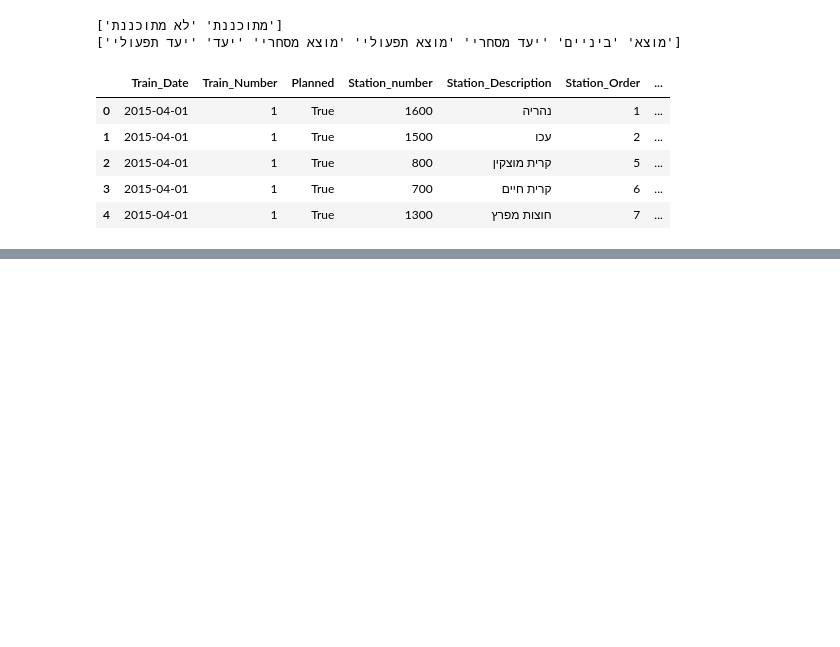
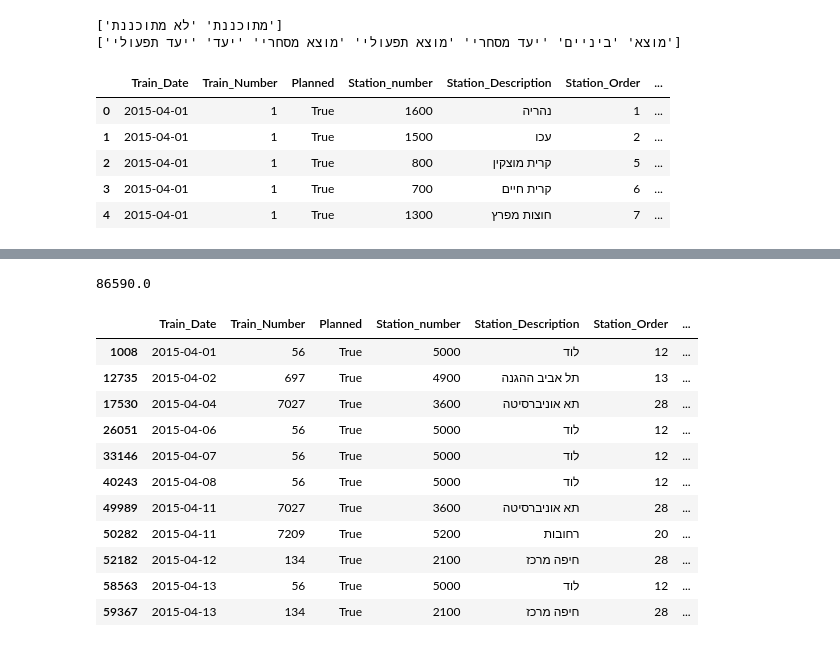
Before and after one commit to daphshez/otrain, a Jupyter notebook: Open Train.ipynb, the cells around one changed output, grey strips where cells are left out. Saved outputs shown, nothing was run; the diff lists cells and outputs as text; code cells hidden in the pictures; blank space fills up the shorter version.

```diff
--- a/Open Train.ipynb
+++ b/Open Train.ipynb
@@ -100,0 +83,5 @@ dtype: int64
+# %%
+# Some more cleanup. I am only interested in stations where passenger actually get on and off the train.
+# remove all rows with מוצא תפעולי ויעד תפעולי
+df = df[(df["Station_type"] != 'מוצא תפעולי') & (df["Station_type"] != "יעד תפעולי")]
+df.count()
@@ -135,0 +179,20 @@ dtype: int64
+# %%
+print (df["Time_At_Station"].max())
+# The maximum value is 86590.
+# %% [output]
+86590.0
+# %%
+df[df["Time_At_Station"]>8000]
+# %% [output]
+|  | Train_Date | Train_Number | Planned | Station_number | Station_Description | Station_Order | ... |
+| 1008 | 2015-04-01 | 56 | True | 5000 | לוד | 12 | ... |
+| 12735 | 2015-04-02 | 697 | True | 4900 | תל אביב ההגנה | 13 | ... |
+| 17530 | 2015-04-04 | 7027 | True | 3600 | תא אוניברסיטה | 28 | ... |
+| 26051 | 2015-04-06 | 56 | True | 5000 | לוד | 12 | ... |
+| 33146 | 2015-04-07 | 56 | True | 5000 | לוד | 12 | ... |
+| 40243 | 2015-04-08 | 56 | True | 5000 | לוד | 12 | ... |
+| 49989 | 2015-04-11 | 7027 | True | 3600 | תא אוניברסיטה | 28 | ... |
+| 50282 | 2015-04-11 | 7209 | True | 5200 | רחובות | 20 | ... |
+| 52182 | 2015-04-12 | 134 | True | 2100 | חיפה מרכז | 28 | ... |
+| 58563 | 2015-04-13 | 56 | True | 5000 | לוד | 12 | ... |
+| 59367 | 2015-04-13 | 134 | True | 2100 | חיפה מרכז | 28 | ... |
```
Also changed, not shown: parts of 14 cells of this notebook.
